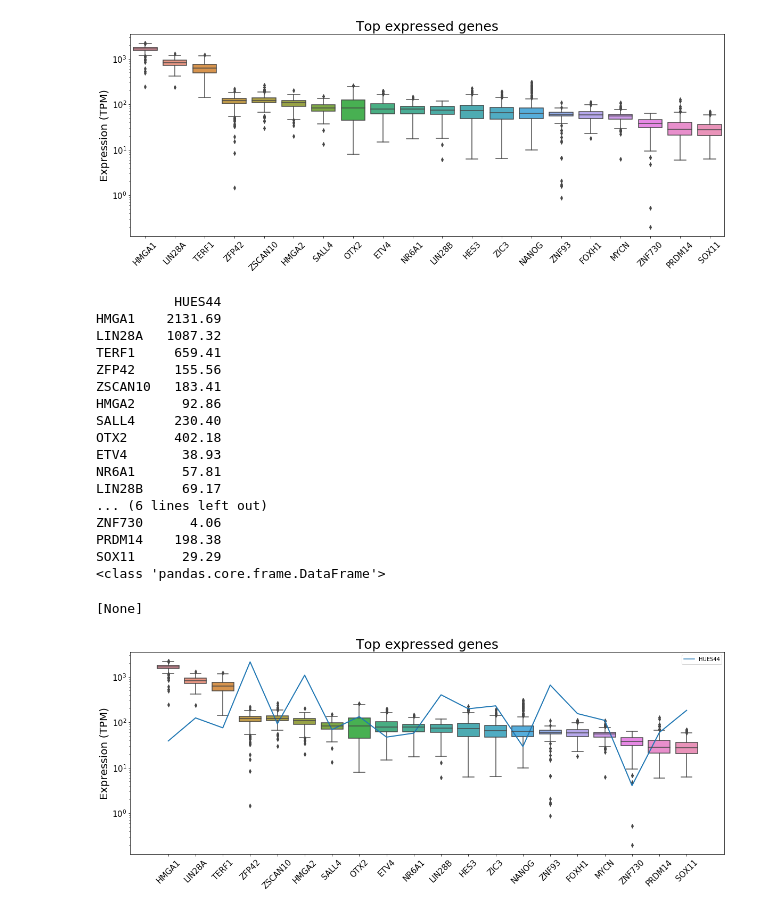
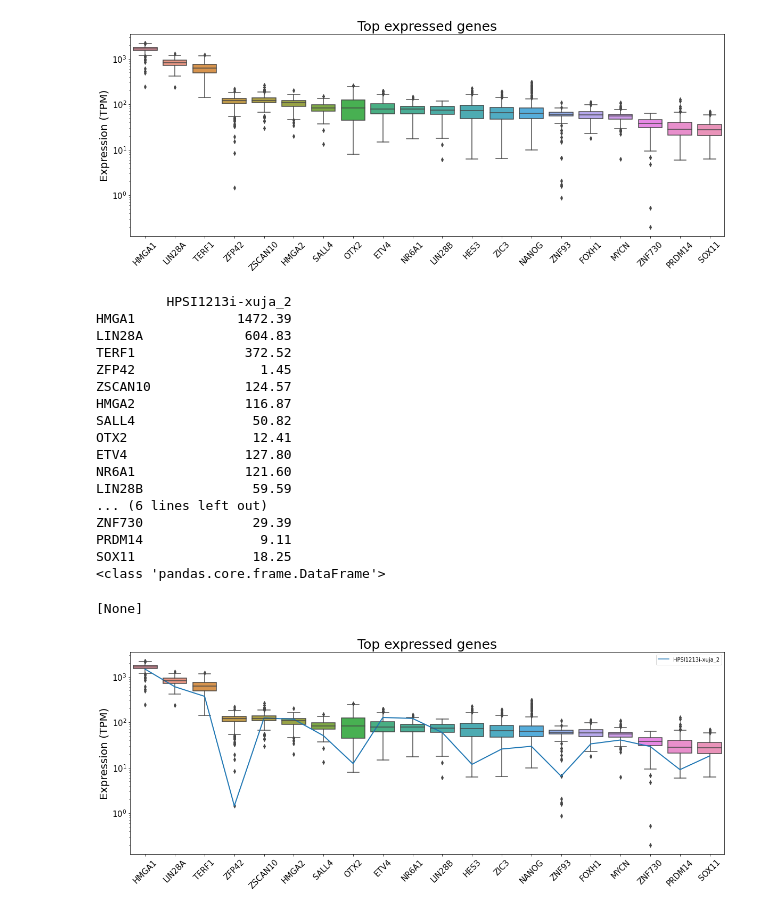
Before and after one commit to moqri/iPSC-scoring, a Jupyter notebook: ESC/ESC_attempt.ipynb, the cells around one changed output. Saved outputs shown, nothing was run; the diff lists cells and outputs as text; code cells hidden in the pictures.

```diff
--- a/ESC/ESC_attempt.ipynb
+++ b/ESC/ESC_attempt.ipynb
@@ -5,12 +5,12 @@ import matplotlib.pyplot as plt
 import plotly.express as px
 import plotly.graph_objects as go
 # %%
-gtex=pd.read_csv('./gtex_tpm_median.csv',index_col=0)
+gtex=pd.read_csv('../data/gtex_tpm_median.csv.gz',index_col=0)
 gtex.shape
 # %% [output]
 (54, 49422)
 # %%
-ips=pd.read_csv('./ips_tpm',index_col=0)
+ips=pd.read_csv('../data/ips_tpm.csv',index_col=0)
 ips.shape
 # %% [output]
 (330, 35049)
@@ -82,40 +90,40 @@ ax.set(yscale="log")
 [None]
 [figure]
 # %%
-test=esc.head(1)[top.median().sort_values(ascending=False).index].T
+test=ips.head(1)[top.median().sort_values(ascending=False).index].T
 print(test)
 print(type(test))
 # %% [output]
-          HUES44
-HMGA1    2131.69
-LIN28A   1087.32
-TERF1     659.41
-ZFP42     155.56
-ZSCAN10   183.41
-HMGA2      92.86
-SALL4     230.40
-OTX2      402.18
-ETV4       38.93
-NR6A1      57.81
-LIN28B     69.17
+         HPSI1213i-xuja_2
+HMGA1             1472.39
+LIN28A             604.83
+TERF1              372.52
+ZFP42                1.45
+ZSCAN10            124.57
+HMGA2              116.87
+SALL4               50.82
+OTX2                12.41
+ETV4               127.80
+NR6A1              121.60
+LIN28B              59.59
 ... (6 lines left out)
-ZNF730      4.06
-PRDM14    198.38
-SOX11      29.29
+ZNF730              29.39
+PRDM14               9.11
+SOX11               18.25
 <class 'pandas.core.frame.DataFrame'>
 # %%
 fig, ax = plt.subplots(figsize=(20,7))
 plt.xticks(rotation=45);
 b=sns.boxplot(data=top,ax=ax);
-b=sns.lineplot(data=test,linewidth=2,ax=ax);
+b=sns.lineplot(data=test,linewidth=2,ax=ax,sort=False);
 b.axes.set_title("Top expressed genes",fontsize=25)
 b.set_ylabel("Expression (TPM)",fontsize=20)
 b.set_xlabel('',fontsize=0)
 b.tick_params(labelsize=15)
 ax.set(yscale="log")
 # %% [output]
 [None]
-[figure, old version]
+[figure, new version]
 # %%
 test=esc.head(10)[top.median().sort_values(ascending=False).index].T
 fig, ax = plt.subplots(figsize=(20,7))
```
Also changed, not shown: parts of 4 cells of this notebook.
